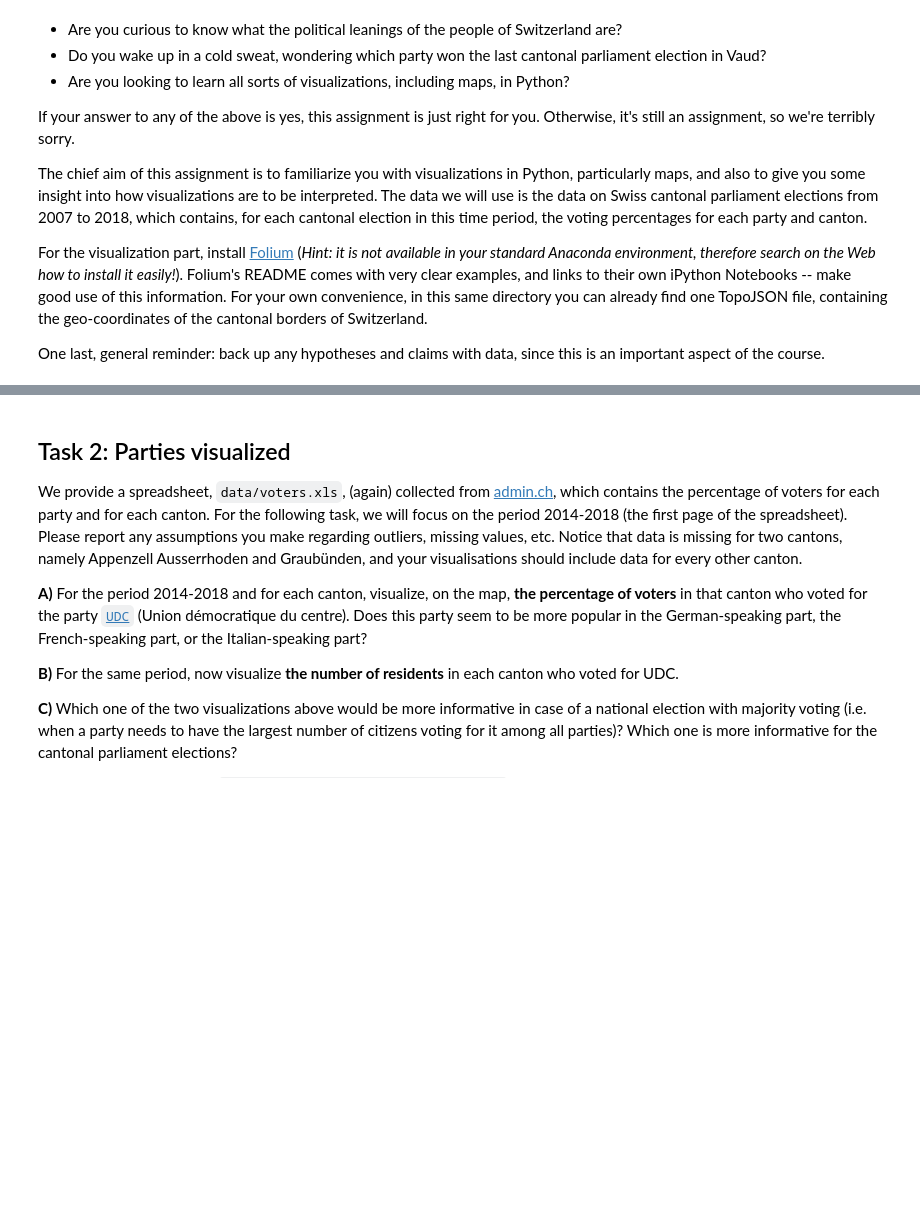
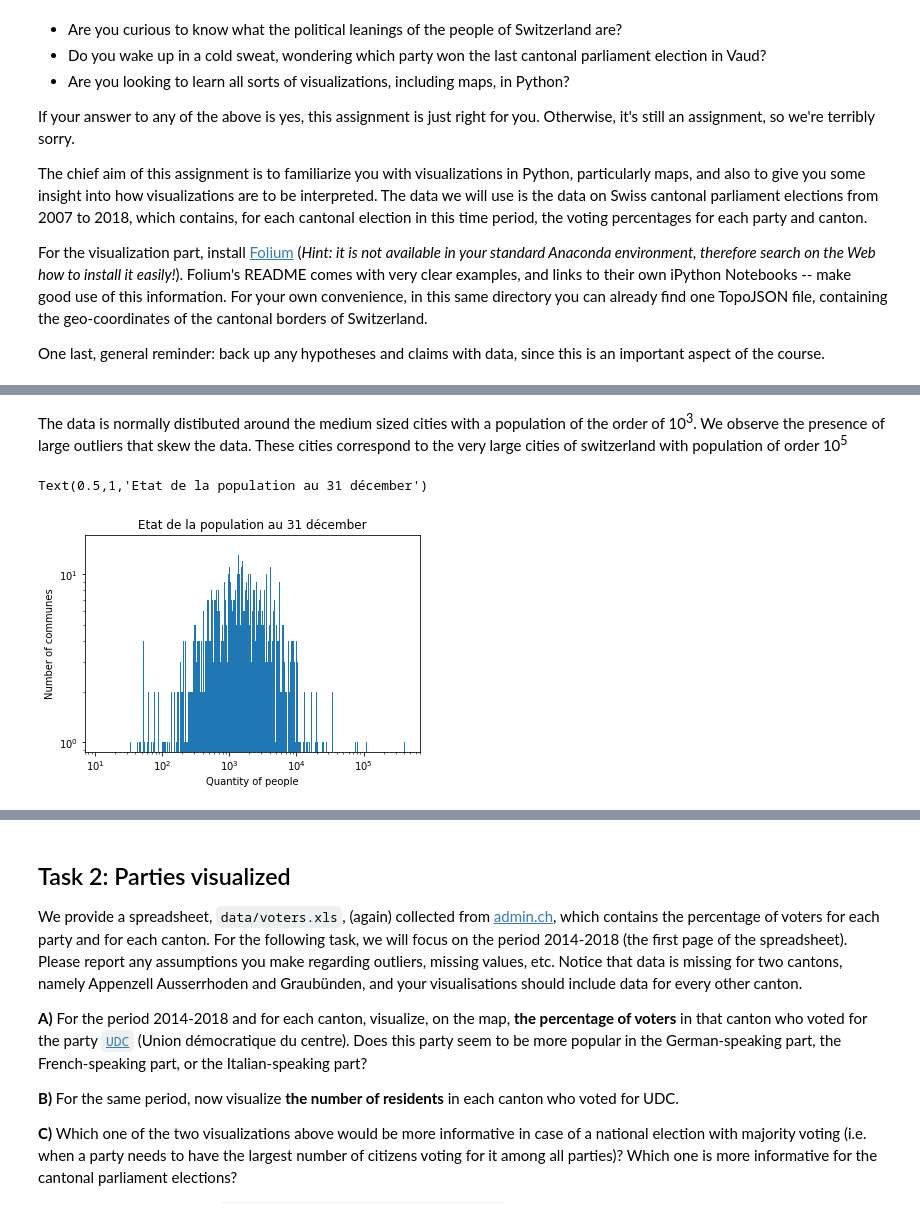
Before and after one commit to kareen2707/Folium, a Jupyter notebook: HW2_main.ipynb, the cells around one changed output, grey strips where cells are left out. Cells and saved outputs as stored; diff of their text form; code cells hidden in the pictures; blank space fills up the shorter version.

```diff
--- a/HW2_main.ipynb
+++ b/HW2_main.ipynb
@@ -280,0 +185,18 @@ plt.show(4)
+# %% [markdown]
+The data is normally distibuted around the medium sized cities with a population of the order of 10<sup>3</sup>. We observe the presence of large outliers that skew the data. These cities correspond to the very large cities of switzerland with population of order 10<sup>5</sup>
+# %%
+hist,bins,_ = plt.hist(communes_population.values, bins=1000)
+
+# histogram on log scale.
+# Use non-equal bin sizes, such that they look equal on log scale.
+logbins = np.logspace(np.log10(bins[0]),np.log10(bins[-1]),len(bins))
+plt.cla()
+plt.hist(communes_population.values, bins=logbins)
+plt.xscale('log')
+plt.yscale('log')
+plt.ylabel('Number of communes')
+plt.xlabel('Quantity of people')
+plt.title("Etat de la population au 31 décember")
+# %% [output]
+Text(0.5,1,'Etat de la population au 31 décember')
+[figure, added]
```
Also changed, not shown: parts of 18 cells of this notebook.
